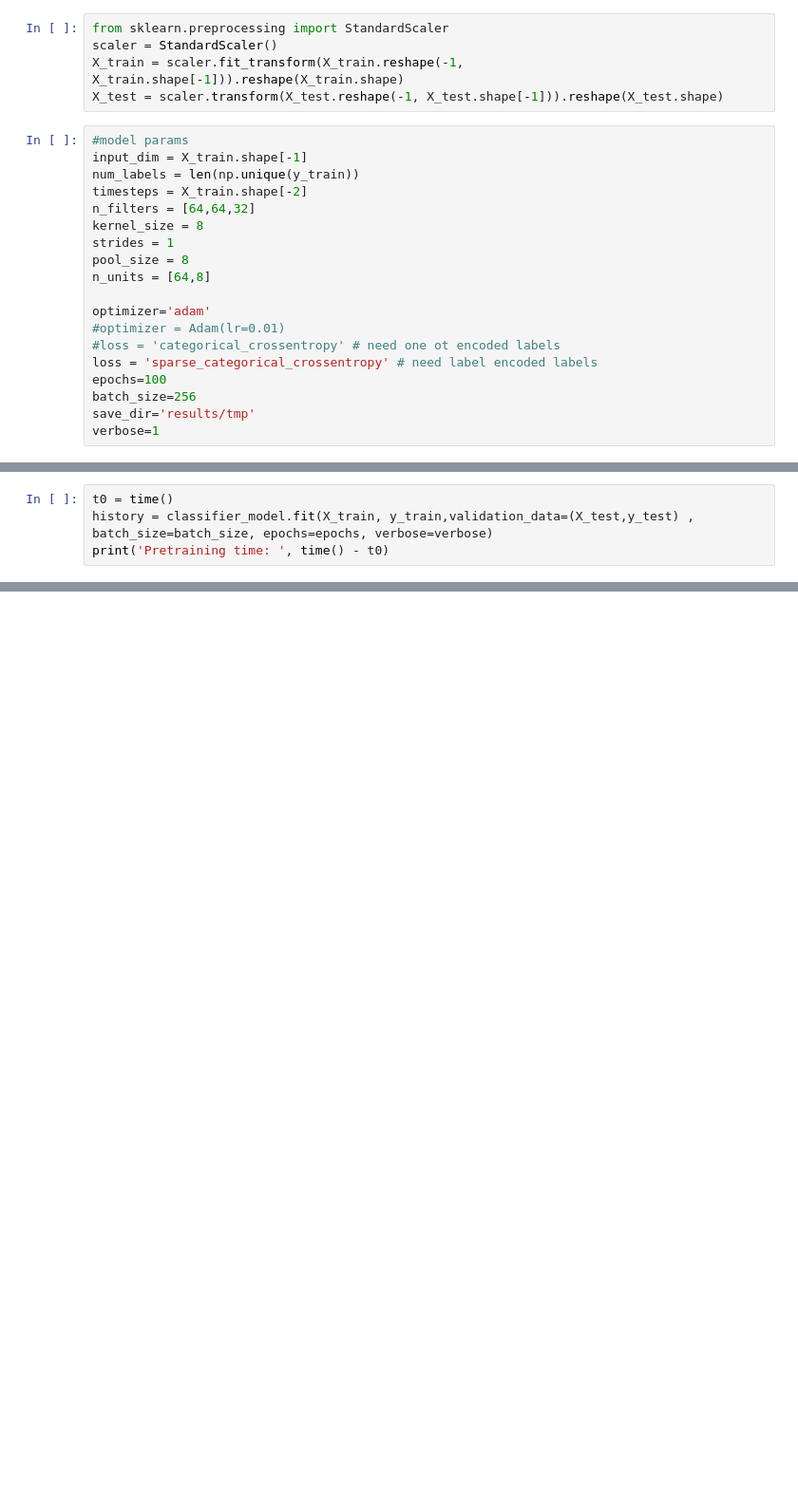
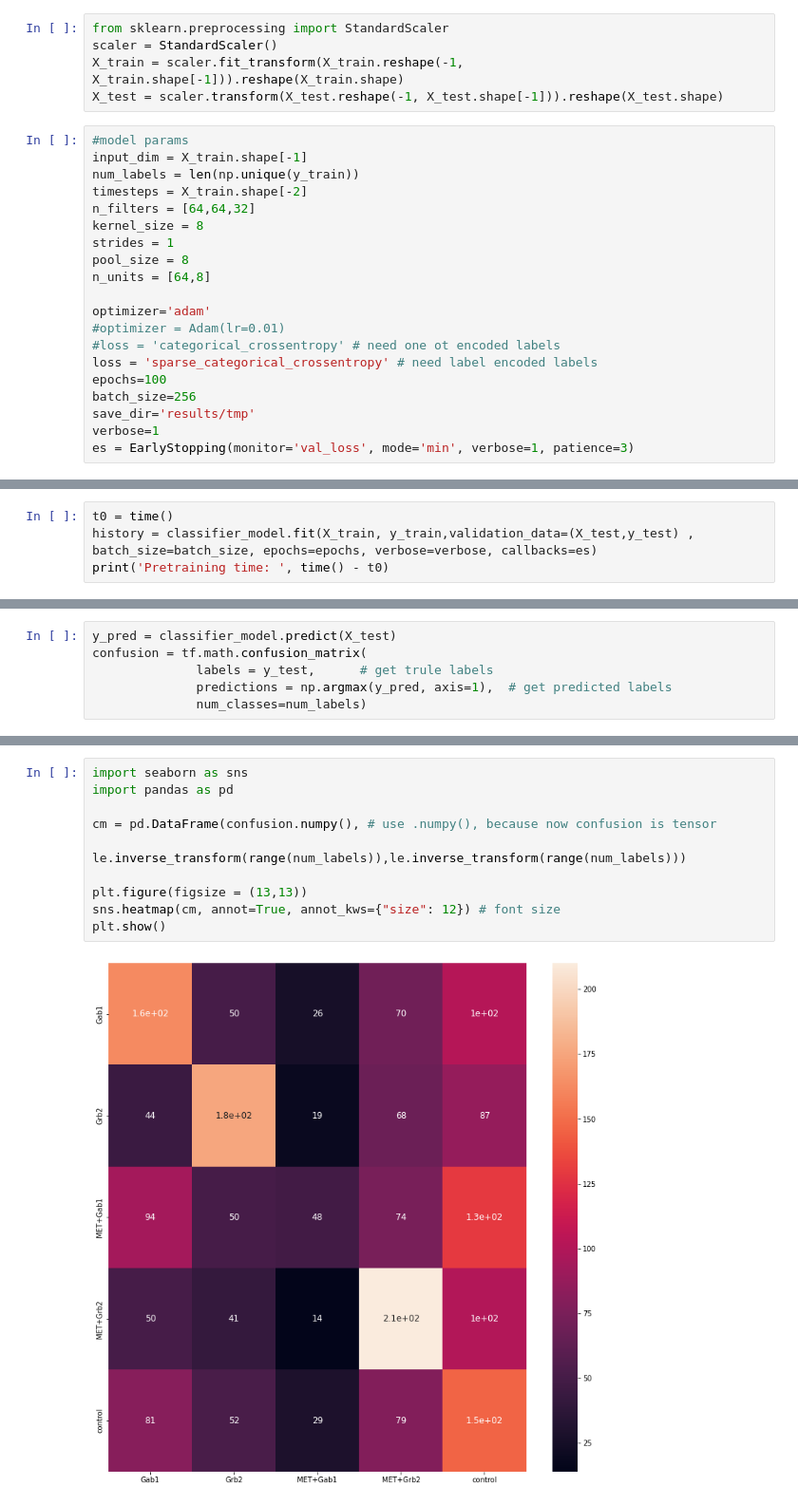
Before and after one commit to AsafAvr/Deep-Learning-Workshop, a Jupyter notebook: Submission/Clustering/supervised.ipynb, the cells around one changed output, grey strips where cells are left out. Shown at 95% size. Drawn from its saved outputs; the diff is of its cells as text; blank space fills up the shorter version.

Commit message:
confusion matrix

```diff
--- a/Submission/Clustering/supervised.ipynb
+++ b/Submission/Clustering/supervised.ipynb
@@ -74,6 +74,7 @@ epochs=100
 batch_size=256
 save_dir='results/tmp'
 verbose=1
+es = EarlyStopping(monitor='val_loss', mode='min', verbose=1, patience=3)
 # %%
 classifier_model,encoder_model = cm.temporal_classifier(input_dim,num_labels,timesteps,n_filters,kernel_size,strides,pool_size,n_units)
 classifier_model.compile(loss=loss, optimizer=optimizer, metrics=['accuracy'])
@@ -98,6 +99,6 @@ Non-trainable params: 0
 _________________________________________________________________
 # %%
 t0 = time()
-history = classifier_model.fit(X_train, y_train,validation_data=(X_test,y_test) , batch_size=batch_size, epochs=epochs, verbose=verbose)
+history = classifier_model.fit(X_train, y_train,validation_data=(X_test,y_test) , batch_size=batch_size, epochs=epochs, verbose=verbose, callbacks=es)
 print('Pretraining time: ', time() - t0)
 # %% [output]
@@ -137,0 +142,6 @@ plt.show()
+# %%
+y_pred = classifier_model.predict(X_test)
+confusion = tf.math.confusion_matrix(
+              labels = y_test,      # get trule labels
+              predictions = np.argmax(y_pred, axis=1),  # get predicted labels
+              num_classes=num_labels)
@@ -137,0 +150,12 @@ plt.show()
+# %%
+import seaborn as sns
+import pandas as pd
+
+cm = pd.DataFrame(confusion.numpy(), # use .numpy(), because now confusion is tensor
+               le.inverse_transform(range(num_labels)),le.inverse_transform(range(num_labels)))
+
+plt.figure(figsize = (13,13))
+sns.heatmap(cm, annot=True, annot_kws={"size": 12}) # font size
+plt.show()
+# %% [output]
+[figure, added]
```
Also changed, not shown: parts of 9 cells of this notebook, 1 other file.
